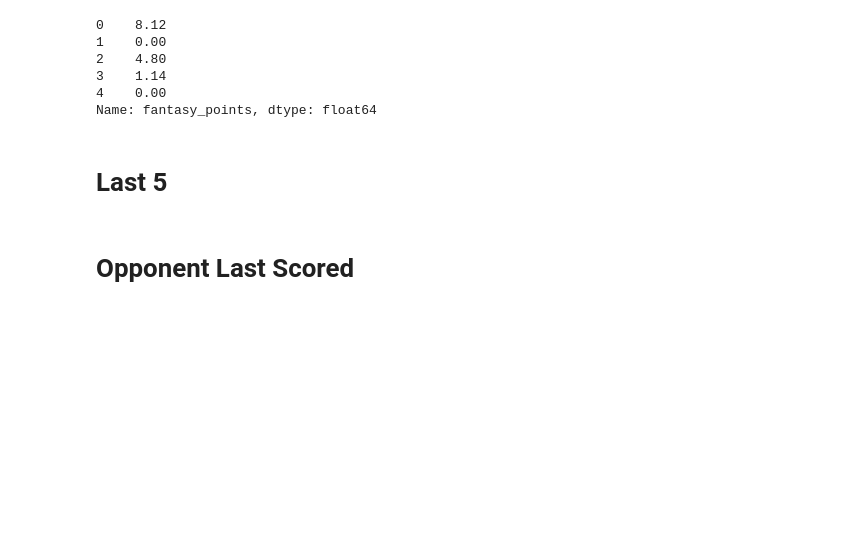
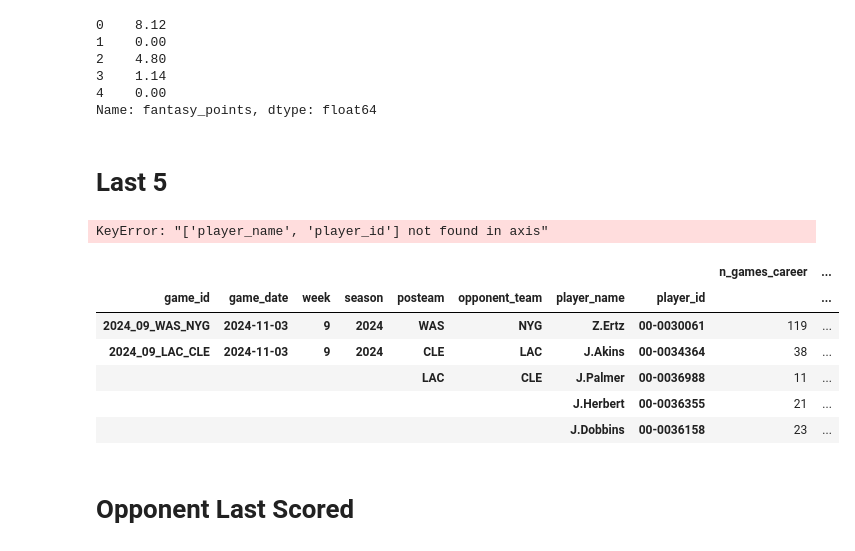
Before and after one commit to cse-6242-t134/nfl-fantasy-prediction-model, a Jupyter notebook: rb_wr_features.ipynb, the cells around one changed output. Drawn from its saved outputs; the diff is of its cells as text; code cells hidden in the pictures; blank space fills up the shorter version.

```diff
--- a/rb_wr_features.ipynb
+++ b/rb_wr_features.ipynb
@@ -48,0 +85,35 @@ Downcasting floats.
+# %%
+import os
+
+def load_data(file_name, download_fn):
+    try:
+        # Create the data directory if it doesn't exist
+        if not os.path.exists('data'):
+            os.makedirs('data')
+
+        # Check if the Feather file exists
+        if not os.path.exists(f'data/{file_name}'):
+            print(f"Downloading {file_name}...")
+            # Fetch data from the source
+            df = pd.DataFrame(download_fn([2024, 2023, 2022, 2021, 2020, 2019, 2018, 2017,
+                                                    2016, 2015, 2014, 2013, 2012, 2011, 2010, 2009,
+                                                    2008, 2007, 2006, 2005, 2004, 2003, 2002, 2001,
+                                                    2000, 1999]))
+            # Save the DataFrame to a Feather file
+            df.to_csv(f"data/{file_name}")
+            print(f"Data download complete. File saved to 'data/{file_name}'.")
+        else:
+            print(f"Loading {file_name} data from local CSV file...")
+            # Read the data from the local Feather file
+            df = pd.read_csv(f'data/{file_name}')
+            print(f"Data successfully loaded from 'data/{file_name}'.")
+
+        return df
+
+    except Exception as e:
+        print(f"An error occurred: {e}")
+# %%
+pbp_df = load_data("pbp_1999_2024.csv", nfl.import_pbp_data)
+roster_data = load_data("roster_1999_2024.csv", nfl.import_seasonal_rosters)
+schedules_df = load_data("schedules_1999_2024.csv", nfl.import_schedules)
+weekly_df = load_data("weekly_1999_2024.csv", nfl.import_weekly_data)
@@ -346,6 +428,18 @@ fields = ['fantasy_points','reception','rushing_yards','touchdown','receiving_ya
 df_rusher_receiver_game_level = df_rusher_receiver_game_level.groupby(['player_name', 'player_id']).apply(calc_agg_stats, fields=fields)
 # %%
 df_rusher_receiver_game_level = df_rusher_receiver_game_level.reset_index(0).reset_index(0).drop(columns = ['player_name','player_id']).reset_index()
+# %% [output]
+KeyError: "['player_name', 'player_id'] not found in axis"
+# %%
+df_rusher_receiver_game_level.sort_values('game_date', ascending = False).head(5)
+# %% [output]
+|  |  |  |  |  |  |  |  | n_games_career | ... |
+| game_id | game_date | week | season | posteam | opponent_team | player_name | player_id |  | ... |
+| 2024_09_WAS_NYG | 2024-11-03 | 9 | 2024 | WAS | NYG | Z.Ertz | 00-0030061 | 119 | ... |
+| 2024_09_LAC_CLE | 2024-11-03 | 9 | 2024 | CLE | LAC | J.Akins | 00-0034364 | 38 | ... |
+|  |  |  |  | LAC | CLE | J.Palmer | 00-0036988 | 11 | ... |
+|  |  |  |  |  |  | J.Herbert | 00-0036355 | 21 | ... |
+|  |  |  |  |  |  | J.Dobbins | 00-0036158 | 23 | ... |
 # %% [markdown]
 # Opponent Last Scored
 # %%
```
Also changed, not shown: parts of 14 cells of this notebook, 1 other file.
